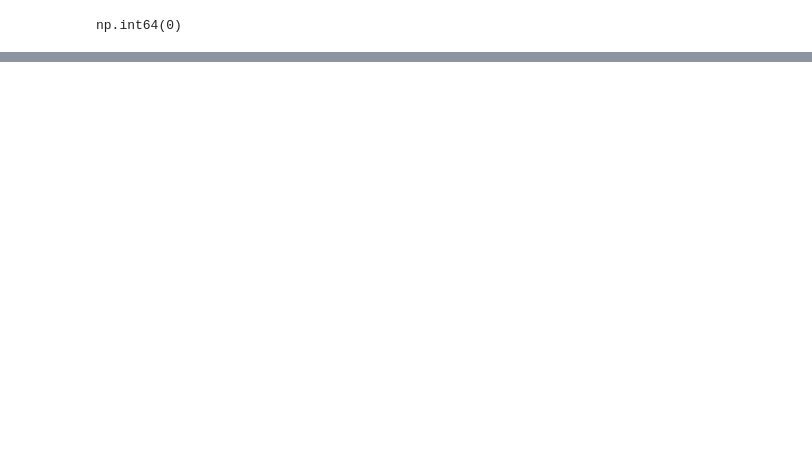
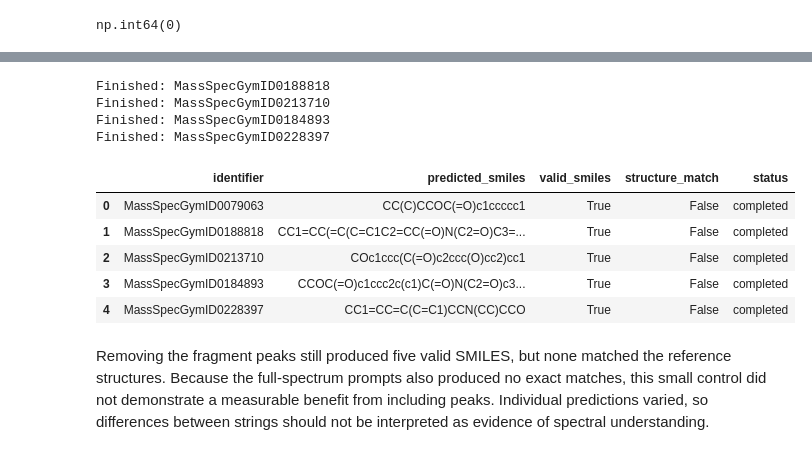
Before and after one commit to stephfn/ms-spectrometry-smiles-genai, a Jupyter notebook: notebooks/01_massspecgym_feasibility.ipynb, the cells around one changed output, grey strips where cells are left out. Drawn from its saved outputs; the diff is of its cells as text; code cells hidden in the pictures; blank space fills up the shorter version.

```diff
--- a/notebooks/01_massspecgym_feasibility.ipynb
+++ b/notebooks/01_massspecgym_feasibility.ipynb
@@ -395,0 +1283,65 @@ np.int64(0)
+# %%
+experiment_4_results = [{
+    "identifier": trial["identifier"],
+    "prompt": prompt_4,
+    "predicted_smiles": prediction_4,
+    "valid_smiles": molecule_4 is not None,
+    "structure_match": (
+        molecule_4 is not None
+        and reference_4 is not None
+        and Chem.MolToSmiles(molecule_4) == Chem.MolToSmiles(reference_4)
+    ),
+    "status": response_4.status,
+}]
+
+instruction_4 = prompt_4.split("\n\n", 1)[0]
+
+for index, row in experiment_df.iterrows():
+    if index == trial.name:
+        continue
+
+    row_metadata = row["model_input"].split("Peaks:", 1)[0].strip()
+    prompt = f"{instruction_4}\n\n{row_metadata}"
+
+    result = client.responses.create(
+        model="gpt-5-mini",
+        input=prompt,
+        reasoning={"effort": "low"},
+        max_output_tokens=4096,
+    )
+
+    predicted = result.output_text.strip()
+    molecule = Chem.MolFromSmiles(predicted) if predicted else None
+    reference = Chem.MolFromSmiles(row["smiles"])
+
+    experiment_4_results.append({
+        "identifier": row["identifier"],
+        "prompt": prompt,
+        "predicted_smiles": predicted,
+        "valid_smiles": molecule is not None,
+        "structure_match": (
+            molecule is not None
+            and reference is not None
+            and Chem.MolToSmiles(molecule) == Chem.MolToSmiles(reference)
+        ),
+        "status": result.status,
+    })
+    print("Finished:", row["identifier"])
+
+experiment_4_df = pd.DataFrame(experiment_4_results)
+experiment_4_df[
+    ["identifier", "predicted_smiles", "valid_smiles", "structure_match", "status"]
+]
+# %% [output]
+Finished: MassSpecGymID0188818
+Finished: MassSpecGymID0213710
+Finished: MassSpecGymID0184893
+Finished: MassSpecGymID0228397
+|  | identifier | predicted_smiles | valid_smiles | structure_match | status |
+| 0 | MassSpecGymID0079063 | CC(C)CCOC(=O)c1ccccc1 | True | False | completed |
+| 1 | MassSpecGymID0188818 | CC1=CC(=C(C=C1C2=CC(=O)N(C2=O)C3=... | True | False | completed |
+| 2 | MassSpecGymID0213710 | COc1ccc(C(=O)c2ccc(O)cc2)cc1 | True | False | completed |
+| 3 | MassSpecGymID0184893 | CCOC(=O)c1ccc2c(c1)C(=O)N(C2=O)c3... | True | False | completed |
+| 4 | MassSpecGymID0228397 | CC1=CC=C(C=C1)CCN(CC)CCO | True | False | completed |
+# %% [markdown]
+Removing the fragment peaks still produced five valid SMILES, but none matched the reference structures. Because the full-spectrum prompts also produced no exact matches, this small control did not demonstrate a measurable benefit from including peaks. Individual predictions varied, so differences between strings should not be interpreted as evidence of spectral understanding.
```
Also changed, not shown: parts of 103 cells of this notebook, 2 other files.
